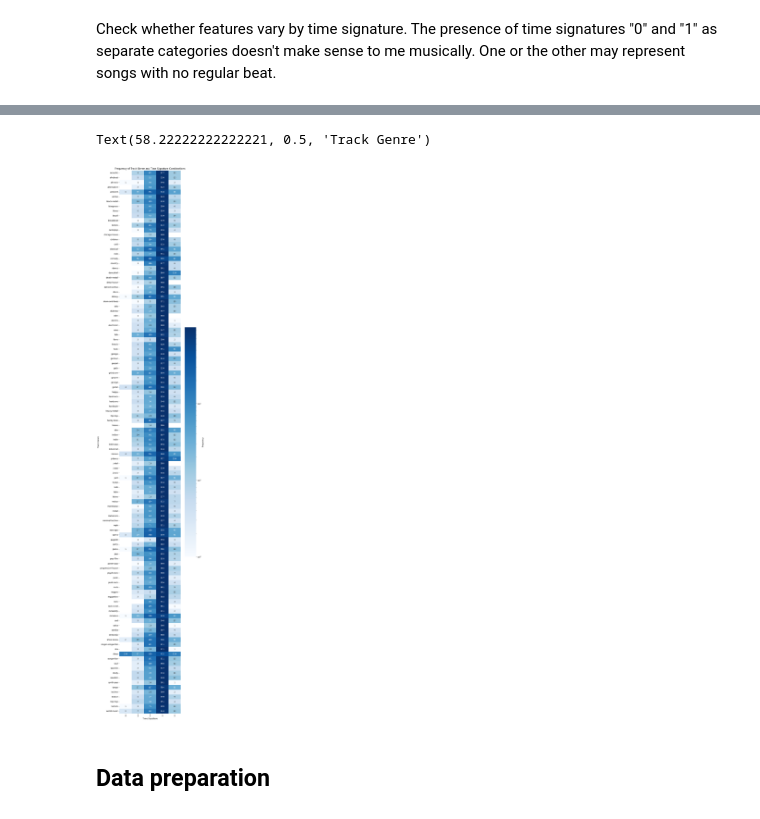
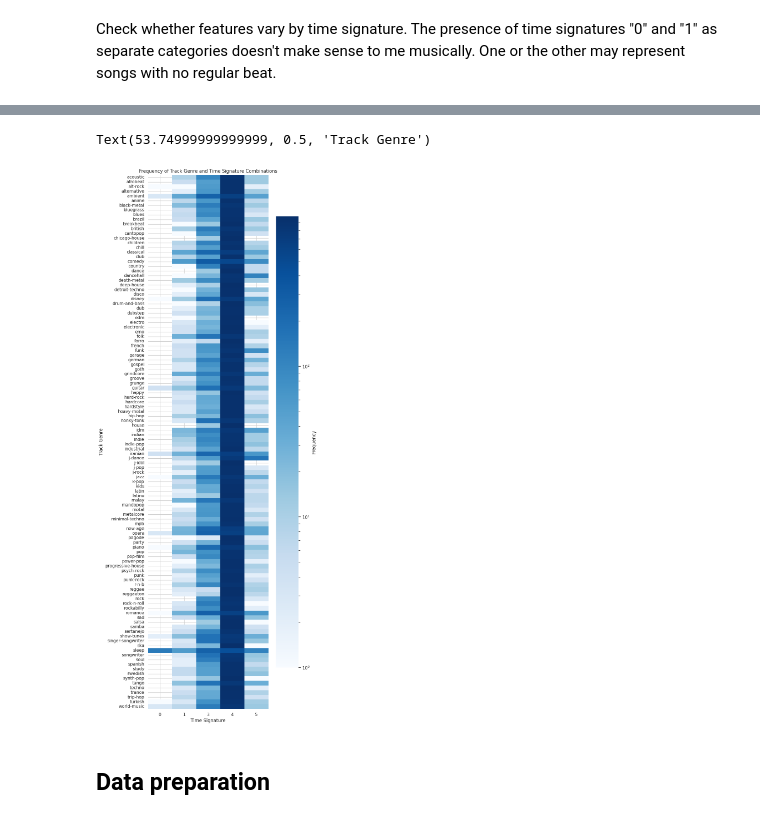
Before and after one commit to jacob-w-knight/song_popularity_prediction, a Jupyter notebook: genre_classifier_notebook.ipynb, the cells around one changed output, grey strips where cells are left out. Saved outputs shown, nothing was run; the diff lists cells and outputs as text; code cells hidden in the pictures.

```diff
--- a/genre_classifier_notebook.ipynb
+++ b/genre_classifier_notebook.ipynb
@@ -130,18 +147,18 @@ Text(0, 0.5, 'Popularity')
 # %%
 from matplotlib.colors import LogNorm
 
 freq_table = pd.crosstab(df['track_genre'], df['time_signature'])
 
 # Create heatmap
-plt.figure(figsize=(7, 50))
-sns.heatmap(freq_table, annot=True, fmt='d', cmap='Blues', cbar_kws={'label': 'Frequency'},norm=LogNorm())
+plt.figure(figsize=(7, 25))
+sns.heatmap(freq_table, annot=False, fmt='d', cmap='Blues', cbar_kws={'label': 'Frequency'},norm=LogNorm())
 plt.title('Frequency of Track Genre and Time Signature Combinations')
 plt.xlabel('Time Signature')
 plt.ylabel('Track Genre')
 # plt.show()
 # %% [output]
-Text(58.22222222222221, 0.5, 'Track Genre')
+Text(53.74999999999999, 0.5, 'Track Genre')
-[figure, old version]
+[figure, new version]
 # %% [markdown]
 ## Data preparation
 # %% [markdown]
```
Also changed, not shown: parts of 28 cells of this notebook, 2 other files.
